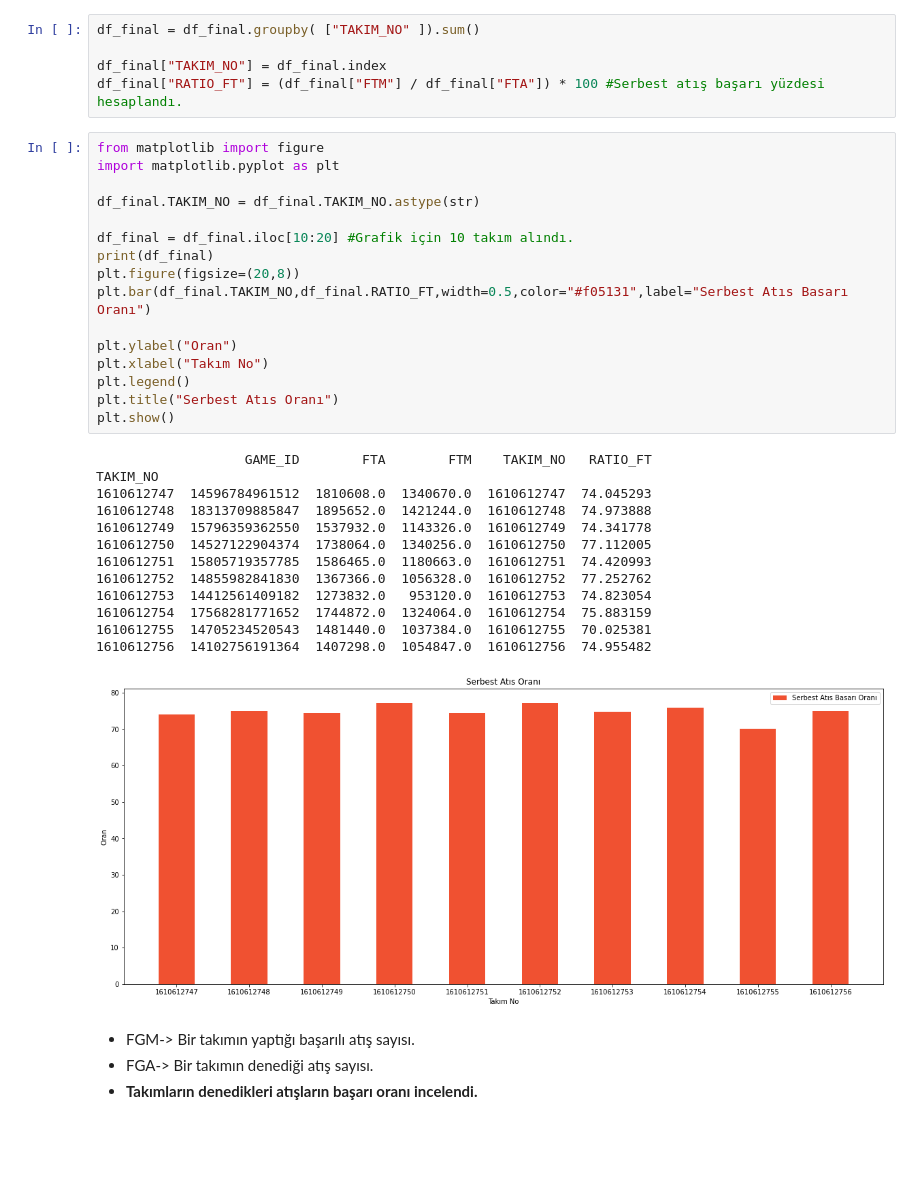
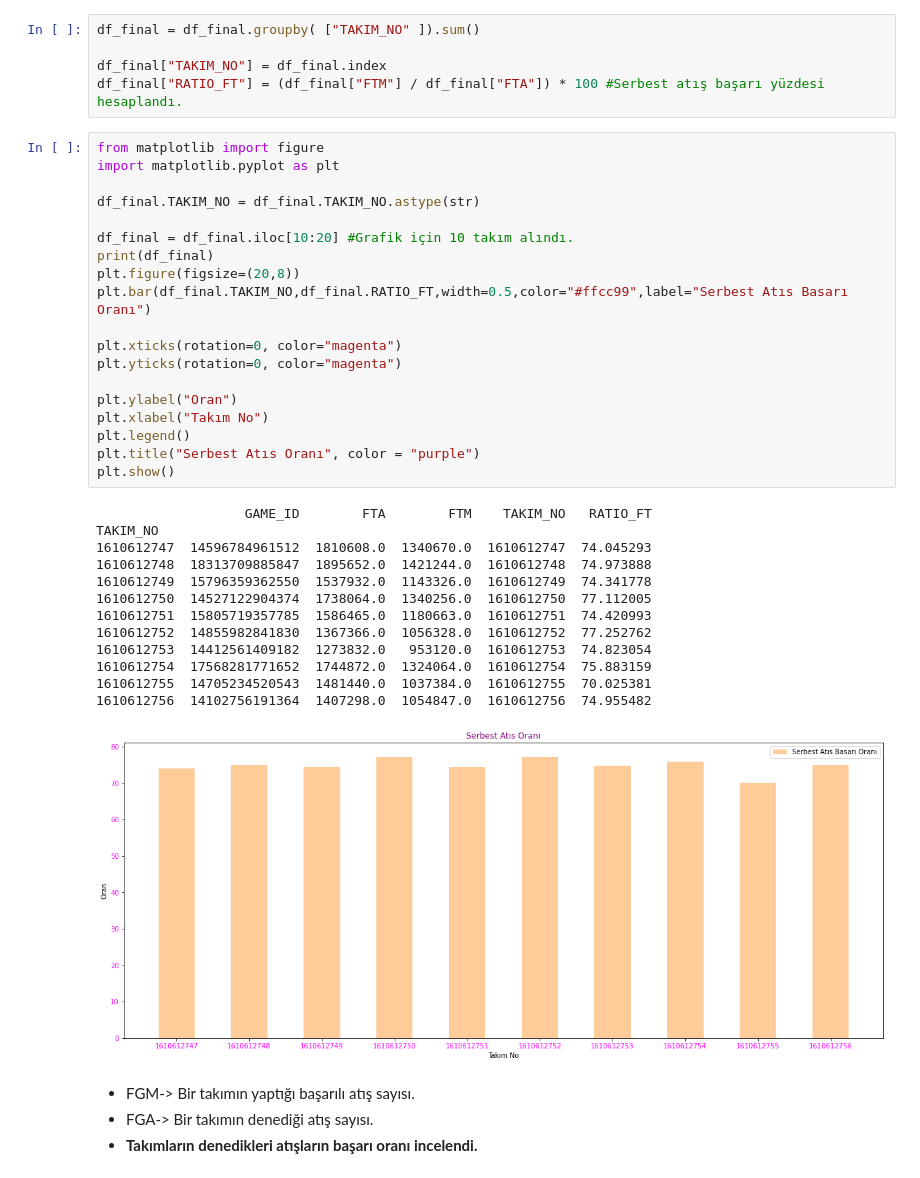
Before and after one commit to burcutokol/NBADataAnalysis_WomaninTechBitirme, a Jupyter notebook: wintech_bitirmeodev.ipynb, the cells around one changed output. Cells and saved outputs as stored; diff of their text form; blank space fills up the shorter version.

```diff
--- a/wintech_bitirmeodev.ipynb
+++ b/wintech_bitirmeodev.ipynb
@@ -448,33 +452,36 @@ df_final["RATIO_FT"] = (df_final["FTM"] / df_final["FTA"]) * 100 #Serbest atış
 # %%
 from matplotlib import figure
 import matplotlib.pyplot as plt
 
 df_final.TAKIM_NO = df_final.TAKIM_NO.astype(str)
 
 df_final = df_final.iloc[10:20] #Grafik için 10 takım alındı.
 print(df_final)
 plt.figure(figsize=(20,8))
-plt.bar(df_final.TAKIM_NO,df_final.RATIO_FT,width=0.5,color="#f05131",label="Serbest Atıs Basarı Oranı")
+plt.bar(df_final.TAKIM_NO,df_final.RATIO_FT,width=0.5,color="#ffcc99",label="Serbest Atıs Basarı Oranı")
+
+plt.xticks(rotation=0, color="magenta")
+plt.yticks(rotation=0, color="magenta")
 
 plt.ylabel("Oran")
 plt.xlabel("Takım No")
 plt.legend()
-plt.title("Serbest Atıs Oranı")
+plt.title("Serbest Atıs Oranı", color = "purple")
 plt.show()
 # %% [output]
                    GAME_ID        FTA        FTM    TAKIM_NO   RATIO_FT
 TAKIM_NO
 1610612747  14596784961512  1810608.0  1340670.0  1610612747  74.045293
 1610612748  18313709885847  1895652.0  1421244.0  1610612748  74.973888
 1610612749  15796359362550  1537932.0  1143326.0  1610612749  74.341778
 1610612750  14527122904374  1738064.0  1340256.0  1610612750  77.112005
 1610612751  15805719357785  1586465.0  1180663.0  1610612751  74.420993
 1610612752  14855982841830  1367366.0  1056328.0  1610612752  77.252762
 1610612753  14412561409182  1273832.0   953120.0  1610612753  74.823054
 1610612754  17568281771652  1744872.0  1324064.0  1610612754  75.883159
 1610612755  14705234520543  1481440.0  1037384.0  1610612755  70.025381
 1610612756  14102756191364  1407298.0  1054847.0  1610612756  74.955482
-[figure, old version]
+[figure, new version]
 # %% [markdown]
 - FGM-> Bir takımın yaptığı başarılı atış sayısı.
 - FGA-> Bir takımın denediği atış sayısı.
```
Also changed, not shown: parts of 4 cells of this notebook.
